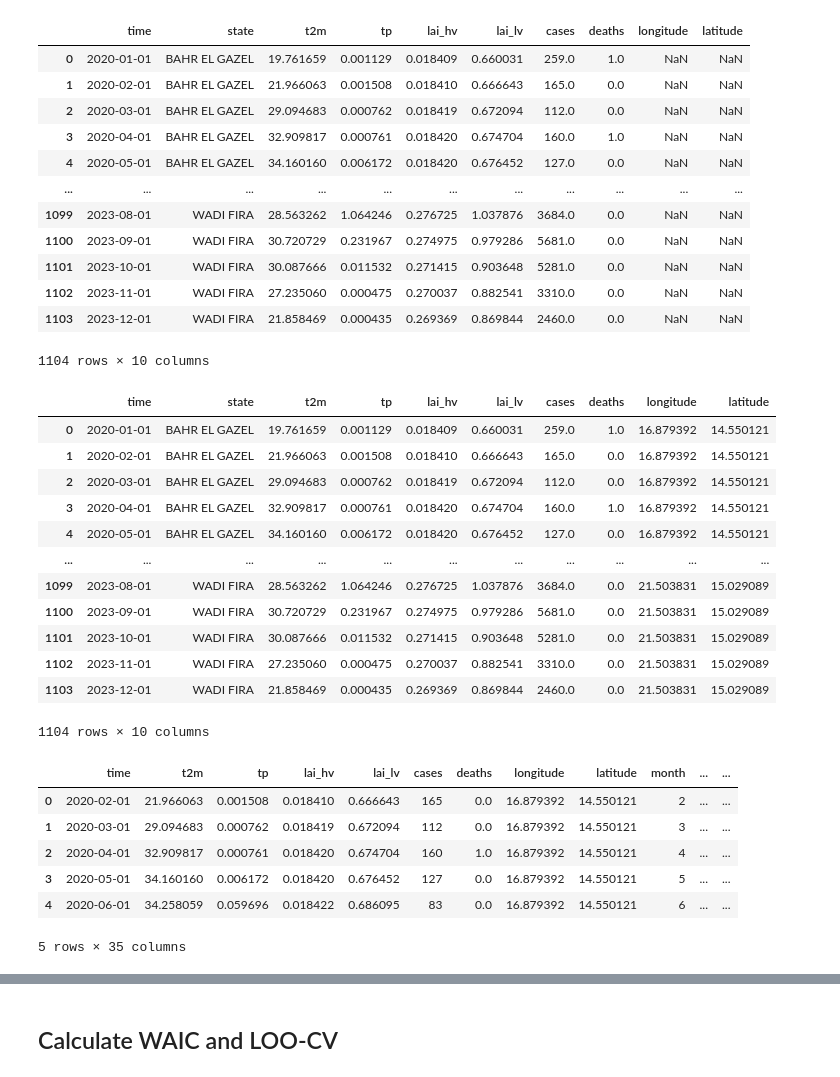
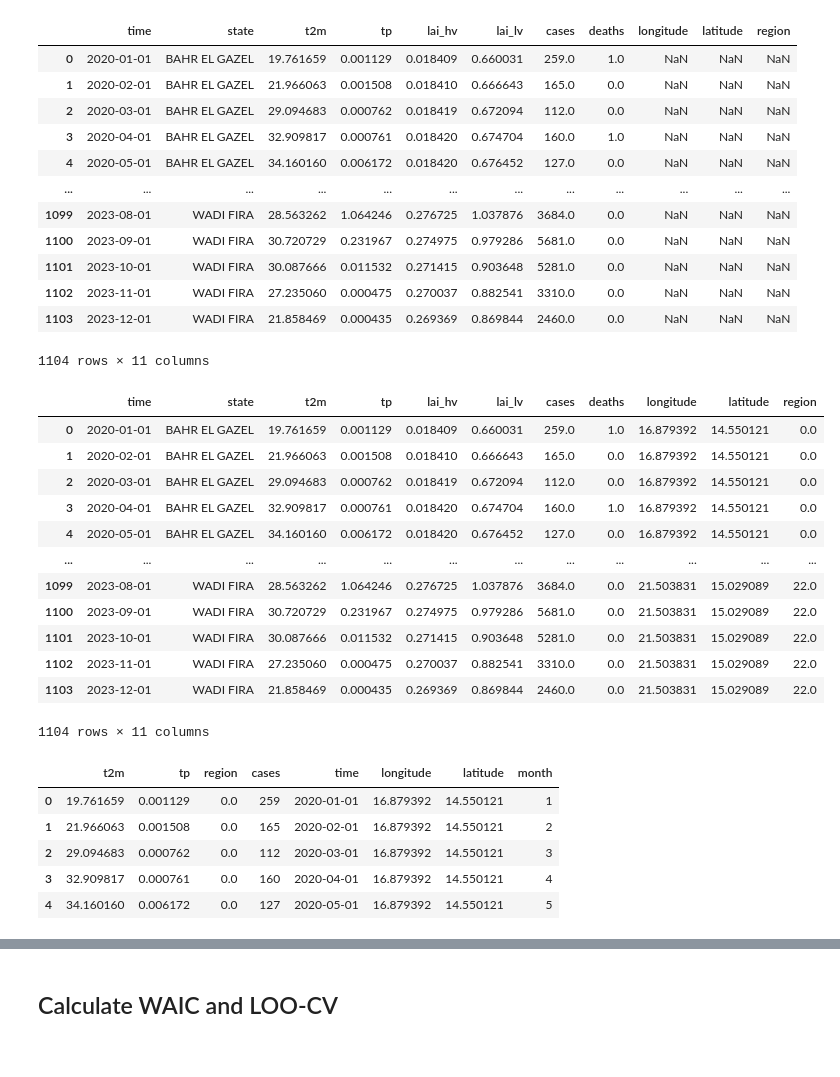
Before and after one commit to beria-kalpelbe/malaria-risk-prediction, a Jupyter notebook: src/statistical-modeling/bayesian_model_with_cosines.ipynb, the cells around one changed output, grey strips where cells are left out. Drawn from its saved outputs; the diff is of its cells as text; code cells hidden in the pictures.

```diff
--- a/src/statistical-modeling/bayesian_model_with_cosines.ipynb
+++ b/src/statistical-modeling/bayesian_model_with_cosines.ipynb
@@ -14,30 +14,31 @@ from sklearn.preprocessing import StandardScaler
 # %%
 import geopandas as gpd
 
 map_data = gpd.read_file('../../data/chadgeodata/geoBoundaries-TCD-ADM1-all/geoBoundaries-TCD-ADM1.geojson')
 map_data = map_data.sort_values(by='shapeName')
 map_data = map_data.reset_index(drop=True)
 map_data.loc[16, 'shapeName'] = "N'Djamena"
 data = pd.read_csv('../../data/panel_data.csv')
 data = data.sort_values(by=['state', 'time'])
 data = data.reset_index(drop=True)
 data['longitude'] = [np.nan]*data.shape[0]
 data['latitude'] = [np.nan]*data.shape[0]
+data['region'] = [np.nan]*data.shape[0]
 data
 # %% [output]
-|  | time | state | t2m | tp | lai_hv | lai_lv | cases | deaths | longitude | latitude |
-| 0 | 2020-01-01 | BAHR EL GAZEL | 19.761659 | 0.001129 | 0.018409 | 0.660031 | 259.0 | 1.0 | NaN | NaN |
-| 1 | 2020-02-01 | BAHR EL GAZEL | 21.966063 | 0.001508 | 0.018410 | 0.666643 | 165.0 | 0.0 | NaN | NaN |
-| 2 | 2020-03-01 | BAHR EL GAZEL | 29.094683 | 0.000762 | 0.018419 | 0.672094 | 112.0 | 0.0 | NaN | NaN |
-| 3 | 2020-04-01 | BAHR EL GAZEL | 32.909817 | 0.000761 | 0.018420 | 0.674704 | 160.0 | 1.0 | NaN | NaN |
-| 4 | 2020-05-01 | BAHR EL GAZEL | 34.160160 | 0.006172 | 0.018420 | 0.676452 | 127.0 | 0.0 | NaN | NaN |
-| ... | ... | ... | ... | ... | ... | ... | ... | ... | ... | ... |
-| 1099 | 2023-08-01 | WADI FIRA | 28.563262 | 1.064246 | 0.276725 | 1.037876 | 3684.0 | 0.0 | NaN | NaN |
-| 1100 | 2023-09-01 | WADI FIRA | 30.720729 | 0.231967 | 0.274975 | 0.979286 | 5681.0 | 0.0 | NaN | NaN |
-| 1101 | 2023-10-01 | WADI FIRA | 30.087666 | 0.011532 | 0.271415 | 0.903648 | 5281.0 | 0.0 | NaN | NaN |
-| 1102 | 2023-11-01 | WADI FIRA | 27.235060 | 0.000475 | 0.270037 | 0.882541 | 3310.0 | 0.0 | NaN | NaN |
-| 1103 | 2023-12-01 | WADI FIRA | 21.858469 | 0.000435 | 0.269369 | 0.869844 | 2460.0 | 0.0 | NaN | NaN |
+|  | time | state | t2m | tp | lai_hv | lai_lv | cases | deaths | longitude | latitude | region |
+| 0 | 2020-01-01 | BAHR EL GAZEL | 19.761659 | 0.001129 | 0.018409 | 0.660031 | 259.0 | 1.0 | NaN | NaN | NaN |
+| 1 | 2020-02-01 | BAHR EL GAZEL | 21.966063 | 0.001508 | 0.018410 | 0.666643 | 165.0 | 0.0 | NaN | NaN | NaN |
+| 2 | 2020-03-01 | BAHR EL GAZEL | 29.094683 | 0.000762 | 0.018419 | 0.672094 | 112.0 | 0.0 | NaN | NaN | NaN |
+| 3 | 2020-04-01 | BAHR EL GAZEL | 32.909817 | 0.000761 | 0.018420 | 0.674704 | 160.0 | 1.0 | NaN | NaN | NaN |
+| 4 | 2020-05-01 | BAHR EL GAZEL | 34.160160 | 0.006172 | 0.018420 | 0.676452 | 127.0 | 0.0 | NaN | NaN | NaN |
+| ... | ... | ... | ... | ... | ... | ... | ... | ... | ... | ... | ... |
+| 1099 | 2023-08-01 | WADI FIRA | 28.563262 | 1.064246 | 0.276725 | 1.037876 | 3684.0 | 0.0 | NaN | NaN | NaN |
+| 1100 | 2023-09-01 | WADI FIRA | 30.720729 | 0.231967 | 0.274975 | 0.979286 | 5681.0 | 0.0 | NaN | NaN | NaN |
+| 1101 | 2023-10-01 | WADI FIRA | 30.087666 | 0.011532 | 0.271415 | 0.903648 | 5281.0 | 0.0 | NaN | NaN | NaN |
+| 1102 | 2023-11-01 | WADI FIRA | 27.235060 | 0.000475 | 0.270037 | 0.882541 | 3310.0 | 0.0 | NaN | NaN | NaN |
+| 1103 | 2023-12-01 | WADI FIRA | 21.858469 | 0.000435 | 0.269369 | 0.869844 | 2460.0 | 0.0 | NaN | NaN | NaN |
-1104 rows × 10 columns
+1104 rows × 11 columns
 # %%
 longitudes, latitudes = [], []
 for polygon in map_data['geometry'].values:
@@ -48,22 +49,23 @@ for polygon in map_data['geometry'].values:
 for time in data['time'].unique():
     data.loc[data['time'] == time,'longitude'] = longitudes
     data.loc[data['time'] == time,'latitude'] = latitudes
+    data.loc[data['time'] == time, 'region'] = list(range(23))
 
 data
 # %% [output]
-|  | time | state | t2m | tp | lai_hv | lai_lv | cases | deaths | longitude | latitude |
-| 0 | 2020-01-01 | BAHR EL GAZEL | 19.761659 | 0.001129 | 0.018409 | 0.660031 | 259.0 | 1.0 | 16.879392 | 14.550121 |
-| 1 | 2020-02-01 | BAHR EL GAZEL | 21.966063 | 0.001508 | 0.018410 | 0.666643 | 165.0 | 0.0 | 16.879392 | 14.550121 |
-| 2 | 2020-03-01 | BAHR EL GAZEL | 29.094683 | 0.000762 | 0.018419 | 0.672094 | 112.0 | 0.0 | 16.879392 | 14.550121 |
-| 3 | 2020-04-01 | BAHR EL GAZEL | 32.909817 | 0.000761 | 0.018420 | 0.674704 | 160.0 | 1.0 | 16.879392 | 14.550121 |
-| 4 | 2020-05-01 | BAHR EL GAZEL | 34.160160 | 0.006172 | 0.018420 | 0.676452 | 127.0 | 0.0 | 16.879392 | 14.550121 |
-| ... | ... | ... | ... | ... | ... | ... | ... | ... | ... | ... |
-| 1099 | 2023-08-01 | WADI FIRA | 28.563262 | 1.064246 | 0.276725 | 1.037876 | 3684.0 | 0.0 | 21.503831 | 15.029089 |
-| 1100 | 2023-09-01 | WADI FIRA | 30.720729 | 0.231967 | 0.274975 | 0.979286 | 5681.0 | 0.0 | 21.503831 | 15.029089 |
-| 1101 | 2023-10-01 | WADI FIRA | 30.087666 | 0.011532 | 0.271415 | 0.903648 | 5281.0 | 0.0 | 21.503831 | 15.029089 |
-| 1102 | 2023-11-01 | WADI FIRA | 27.235060 | 0.000475 | 0.270037 | 0.882541 | 3310.0 | 0.0 | 21.503831 | 15.029089 |
-| 1103 | 2023-12-01 | WADI FIRA | 21.858469 | 0.000435 | 0.269369 | 0.869844 | 2460.0 | 0.0 | 21.503831 | 15.029089 |
+|  | time | state | t2m | tp | lai_hv | lai_lv | cases | deaths | longitude | latitude | region |
+| 0 | 2020-01-01 | BAHR EL GAZEL | 19.761659 | 0.001129 | 0.018409 | 0.660031 | 259.0 | 1.0 | 16.879392 | 14.550121 | 0.0 |
+| 1 | 2020-02-01 | BAHR EL GAZEL | 21.966063 | 0.001508 | 0.018410 | 0.666643 | 165.0 | 0.0 | 16.879392 | 14.550121 | 0.0 |
+| 2 | 2020-03-01 | BAHR EL GAZEL | 29.094683 | 0.000762 | 0.018419 | 0.672094 | 112.0 | 0.0 | 16.879392 | 14.550121 | 0.0 |
+| 3 | 2020-04-01 | BAHR EL GAZEL | 32.909817 | 0.000761 | 0.018420 | 0.674704 | 160.0 | 1.0 | 16.879392 | 14.550121 | 0.0 |
+| 4 | 2020-05-01 | BAHR EL GAZEL | 34.160160 | 0.006172 | 0.018420 | 0.676452 | 127.0 | 0.0 | 16.879392 | 14.550121 | 0.0 |
+| ... | ... | ... | ... | ... | ... | ... | ... | ... | ... | ... | ... |
+| 1099 | 2023-08-01 | WADI FIRA | 28.563262 | 1.064246 | 0.276725 | 1.037876 | 3684.0 | 0.0 | 21.503831 | 15.029089 | 22.0 |
+| 1100 | 2023-09-01 | WADI FIRA | 30.720729 | 0.231967 | 0.274975 | 0.979286 | 5681.0 | 0.0 | 21.503831 | 15.029089 | 22.0 |
+| 1101 | 2023-10-01 | WADI FIRA | 30.087666 | 0.011532 | 0.271415 | 0.903648 | 5281.0 | 0.0 | 21.503831 | 15.029089 | 22.0 |
+| 1102 | 2023-11-01 | WADI FIRA | 27.235060 | 0.000475 | 0.270037 | 0.882541 | 3310.0 | 0.0 | 21.503831 | 15.029089 | 22.0 |
+| 1103 | 2023-12-01 | WADI FIRA | 21.858469 | 0.000435 | 0.269369 | 0.869844 | 2460.0 | 0.0 | 21.503831 | 15.029089 | 22.0 |
-1104 rows × 10 columns
+1104 rows × 11 columns
 # %%
 data['time'] = pd.to_datetime(data['time'])
 data['month'] = data['time'].dt.month
@@ -71,17 +73,17 @@ data['year'] = data['time'].dt.year
 data['cases'] = data['cases'].astype(int)
 
 data = data.sort_values(by=['state', 'time'])  # Ensure data is sorted
-data['lag_cases'] = data.groupby('state')['cases'].shift(1)
-data = data.dropna(subset=['lag_cases'])
-data = pd.get_dummies(data, columns=['state'], drop_first=False)
-states = [element.split('_')[1] for element in data.columns if element.startswith('state')]
+# data['lag_cases'] = data.groupby('state')['cases'].shift(1)
+# data = data.dropna(subset=['lag_cases'])
+# data = pd.get_dummies(data, columns=['state'], drop_first=False)
+# states = [element.split('_')[1] for element in data.columns if element.startswith('state')]
 data = data.reset_index(drop=True)
+data = data[['t2m','tp','region','cases','time','longitude','latitude','month']]
 data.head()
 # %% [output]
-|  | time | t2m | tp | lai_hv | lai_lv | cases | deaths | longitude | latitude | month | ... | ... |
-| 0 | 2020-02-01 | 21.966063 | 0.001508 | 0.018410 | 0.666643 | 165 | 0.0 | 16.879392 | 14.550121 | 2 | ... | ... |
-| 1 | 2020-03-01 | 29.094683 | 0.000762 | 0.018419 | 0.672094 | 112 | 0.0 | 16.879392 | 14.550121 | 3 | ... | ... |
-| 2 | 2020-04-01 | 32.909817 | 0.000761 | 0.018420 | 0.674704 | 160 | 1.0 | 16.879392 | 14.550121 | 4 | ... | ... |
-| 3 | 2020-05-01 | 34.160160 | 0.006172 | 0.018420 | 0.676452 | 127 | 0.0 | 16.879392 | 14.550121 | 5 | ... | ... |
-| 4 | 2020-06-01 | 34.258059 | 0.059696 | 0.018422 | 0.686095 | 83 | 0.0 | 16.879392 | 14.550121 | 6 | ... | ... |
+|  | t2m | tp | region | cases | time | longitude | latitude | month |
+| 0 | 19.761659 | 0.001129 | 0.0 | 259 | 2020-01-01 | 16.879392 | 14.550121 | 1 |
+| 1 | 21.966063 | 0.001508 | 0.0 | 165 | 2020-02-01 | 16.879392 | 14.550121 | 2 |
+| 2 | 29.094683 | 0.000762 | 0.0 | 112 | 2020-03-01 | 16.879392 | 14.550121 | 3 |
+| 3 | 32.909817 | 0.000761 | 0.0 | 160 | 2020-04-01 | 16.879392 | 14.550121 | 4 |
+| 4 | 34.160160 | 0.006172 | 0.0 | 127 | 2020-05-01 | 16.879392 | 14.550121 | 5 |
-5 rows × 35 columns
```
Also changed, not shown: parts of 25 cells of this notebook, 2 other files.
